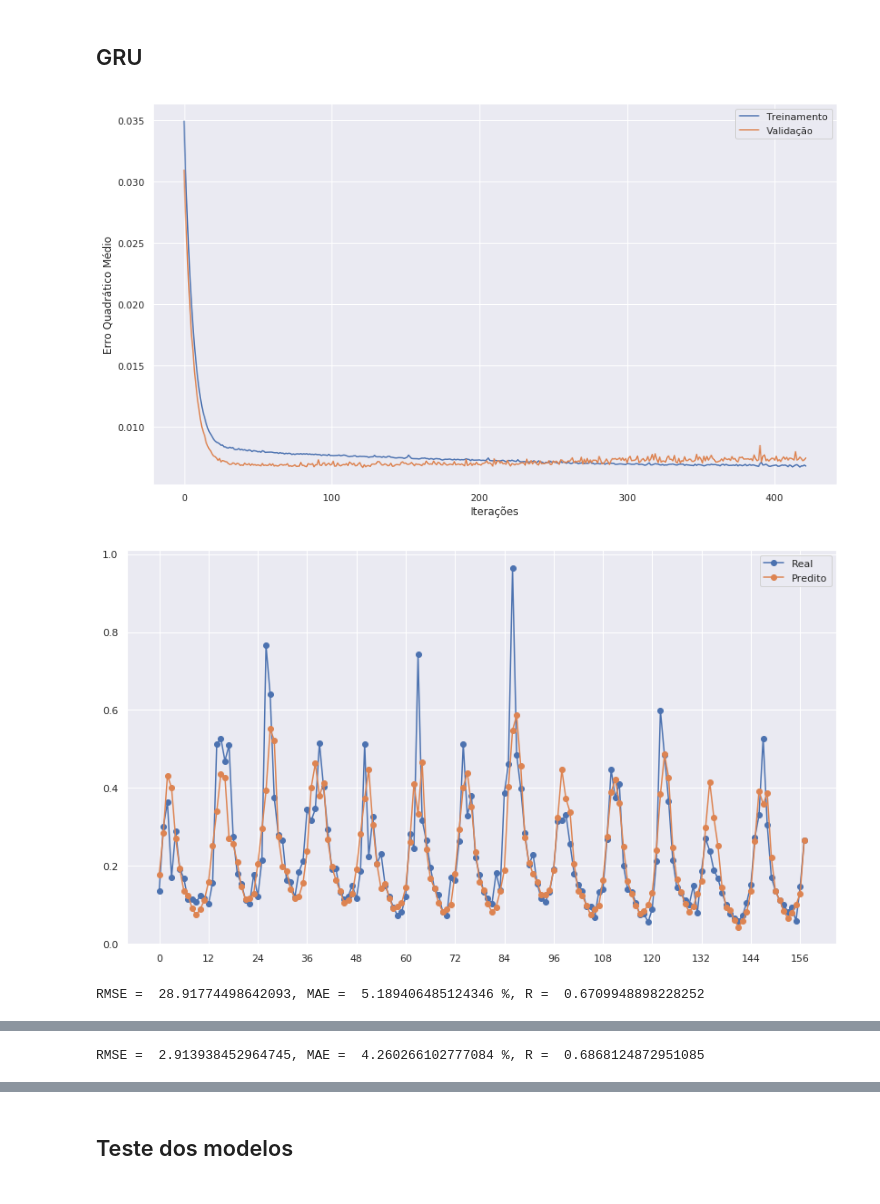
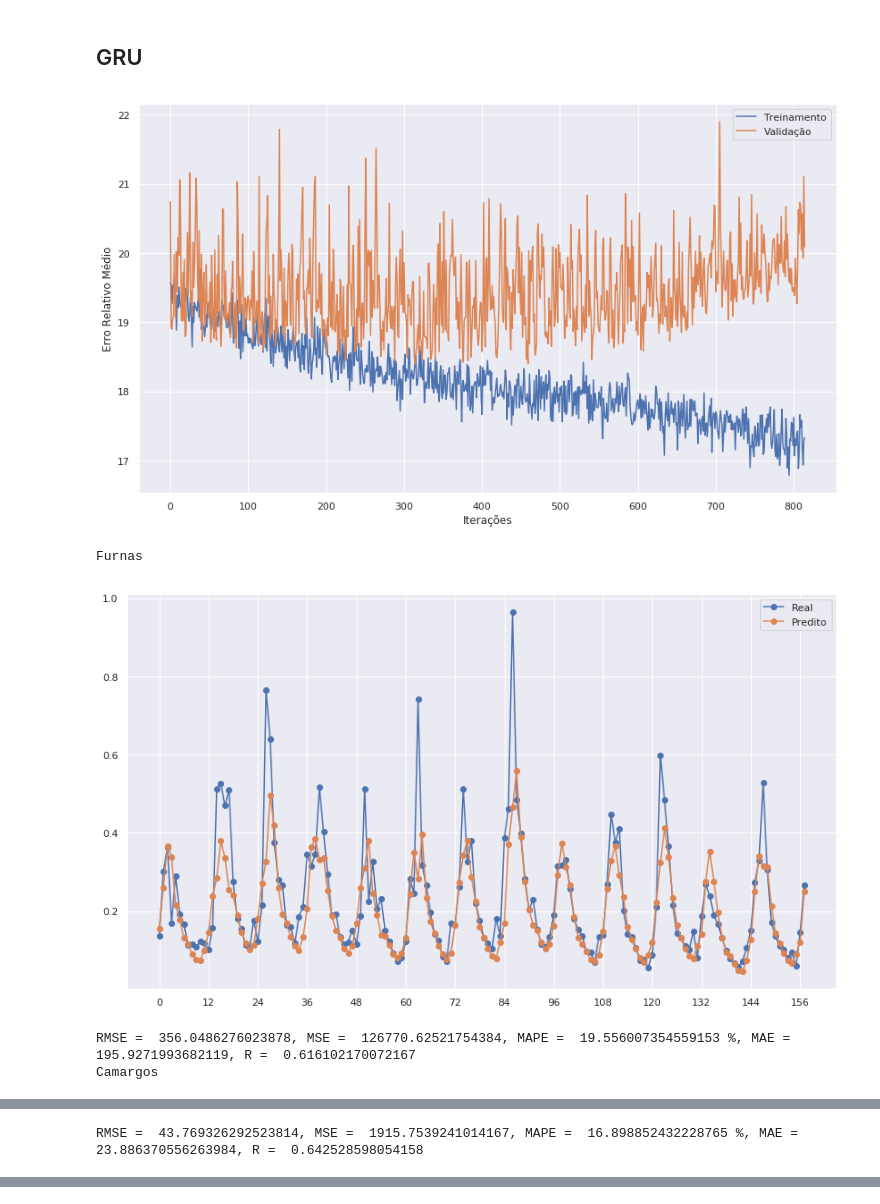
Before and after one commit to Gabrui/papers, a Jupyter notebook: IEEE_vazao_rios/vazao_rios.ipynb, the cells around one changed output, grey strips where cells are left out. Saved outputs shown, nothing was run; the diff lists cells and outputs as text; code cells hidden in the pictures.

```diff
--- a/IEEE_vazao_rios/vazao_rios.ipynb
+++ b/IEEE_vazao_rios/vazao_rios.ipynb
@@ -58,0 +59,5 @@ Using Theano backend.
+# %%
+janela = 12
+adicional_reco = 60
+teste = 120
+fracao_valida = 0.2
@@ -110,5 +161,0 @@ Carregamento dos dados
-# %%
-janela = 24
-adicional_reco = 48
-teste = 120
-fracao_valida = 0.2
@@ -168,11 +163,11 @@ def gera_meses_reco(janela, inicio_y, tam):
 furnas = np.array([float(a) for a in open('dados/furnas.csv', 'r').read().split('\n') if a])
 camargos = np.array([float(a) for a in open('dados/camargos.csv', 'r').read().split('\n') if a])
 assert(len(furnas) == len(camargos))
-fatores_normalizacao = [furnas.max(), camargos.max()]
+valida = int((len(furnas) - teste - janela) * fracao_valida)
+treino = len(furnas) - teste - valida - janela
+fatores_normalizacao = [furnas[:treino].max(), camargos[:treino].max()]
 furnas /= fatores_normalizacao[0]
 camargos /= fatores_normalizacao[1]
-valida = int((len(furnas) - teste - janela) * fracao_valida)
-treino = len(furnas) - teste - valida - janela
 
 x_treina, y_treina = separa_series(furnas, camargos, janela, janela, treino)
 m_treina = gera_meses(janela, treino)
@@ -374,15 +285,14 @@ janela_reco = janela + adicional_reco
 valida_reco = int((len(furnas) - teste - janela_reco) * fracao_valida)
 treino_reco = len(furnas) - teste - valida_reco - janela_reco
 
-x_treina_reco, y_treina_reco = separa_series_reco2(furnas, camargos, janela_reco, janela_reco, treino_reco)
+x_treina_reco, y_treina_reco = separa_series_reco(furnas, camargos, janela_reco, janela_reco, treino_reco)
 m_treina_reco = gera_meses_reco(janela_reco, janela_reco, treino_reco)
-x_valida_reco, y_valida_reco = separa_series_reco2(furnas, camargos, janela_reco, janela_reco+treino_reco, valida_reco)
+x_valida_reco, y_valida_reco = separa_series_reco(furnas, camargos, janela_reco, janela_reco+treino_reco, valida_reco)
 m_valida_reco = gera_meses_reco(janela_reco, janela_reco+treino_reco, valida_reco)
-x_teste_reco, y_teste_reco = separa_series_reco2(furnas, camargos, janela_reco, janela_reco+treino_reco+valida_reco, teste)
+x_teste_reco, y_teste_reco = separa_series_reco(furnas, camargos, janela_reco, janela_reco+treino_reco+valida_reco, teste)
 m_teste_reco = gera_meses_reco(janela_reco, janela_reco+treino_reco+valida_reco, teste)
 
-#assert(x_treina_reco[31, -1, -1] == y_treina_reco[30, -1])
-assert(x_treina_reco[31, -1, -1] == y_treina_reco[30, -1, -1])
+assert(x_treina_reco[31, -1, -1] == y_treina_reco[30, -1])
 print('Treino, ', treino_reco)
 print('Validação, ', valida_reco)
 print('Teste, ', teste)
@@ -471,35 +386,37 @@ RMSE =  2.935692524132948, MAE =  4.315145410146727 %, R =  0.6844743790782233
 # %% [markdown]
 ## GRU
 # %%
-def modelo_gru(janela, quant_rios, ruido=0.05): #sqrt(rate / (1 - rate))
+def modelo_gru(janela, quant_rios, ruido=0.03):
     entrada = Input(shape=(janela, quant_rios))
     mes = Input(shape=(janela, 12), name='mes')
 
     entrada_ruidosa = GaussianDropout(ruido)(entrada)
     entrada_aumentada = Concatenate(axis=-1)([entrada_ruidosa, mes])
-    X = Dense(12, activation='relu', kernel_regularizer=regularizers.l2(0.02))(entrada_aumentada)
+    X = Dense(12, activation='tanh', kernel_regularizer=regularizers.l2(0.02))(entrada_aumentada)
     X = GaussianDropout(0.004)(X)
-    X = GRU(9, return_sequences=True)(X)
+    X = GRU(9)(X)
     X = GaussianDropout(0.002)(X)
-    X = Dense(6, activation='relu')(X)
+    X = Dense(6, activation='tanh')(X)
     estimativa = Dense(quant_rios)(X)
 
     modelo = Model(inputs=[entrada, mes], outputs=estimativa)
     return modelo
 
-if not os.path.isfile('modelos/melhor_gru.h5'):# or True:
+if not os.path.isfile('modelos/melhor_gru.h5'):
     gru = modelo_gru(janela_reco, 2)
-    gru.compile(optimizer='adam', loss='mse')
-    parar_gru = EarlyStopping(monitor='val_loss', mode='min', verbose=1, patience=300, min_delta=0)
+    gru.compile(optimizer='adam', loss='mape')
+    parar_gru = EarlyStopping(monitor='val_loss', mode='min', verbose=1, patience=500, min_delta=0)
     salvar_gru = ModelCheckpoint('modelos/melhor_gru.h5', monitor='val_loss', mode='min', save_best_only=True)
 
     historico_gru = gru.fit([x_treina_reco, m_treina_reco], y_treina_reco, epochs=2000, validation_data=([x_valida_reco, m_valida_reco], y_valida_reco), verbose=0, callbacks=[parar_gru, salvar_gru])
     salva_historico(historico_gru.history, 'historicos/gru')
 
 mostra_treinamento(carrega_historico('historicos/gru'))
 gru = load_model('modelos/melhor_gru.h5')
-mostra_performance_reco(gru, [x_valida_reco, m_valida_reco], y_valida_reco, fatores_normalizacao)
+mostra_performance(gru, [x_valida_reco, m_valida_reco], y_valida_reco, fatores_normalizacao)
 # %% [output]
-[figure, old version]
+[figure, new version]
+Furnas
-[figure, old version]
+[figure, new version]
-RMSE =  28.91774498642093, MAE =  5.189406485124346 %, R =  0.6709948898228252
+RMSE =  356.0486276023878, MSE =  126770.62521754384, MAPE =  19.556007354559153 %, MAE =  195.9271993682119, R =  0.616102170072167
+Camargos
@@ -507 +424 @@ RMSE =  28.91774498642093, MAE =  5.189406485124346 %, R =  0.6709948898228252
-RMSE =  2.913938452964745, MAE =  4.260266102777084 %, R =  0.6868124872951085
+RMSE =  43.769326292523814, MSE =  1915.7539241014167, MAPE =  16.898852432228765 %, MAE =  23.886370556263984, R =  0.642528598054158
@@ -508,2 +425,0 @@ RMSE =  2.913938452964745, MAE =  4.260266102777084 %, R =  0.6868124872951085
-# %% [markdown]
-## Teste dos modelos
```
Also changed, not shown: parts of 27 cells of this notebook, 45 other files.
